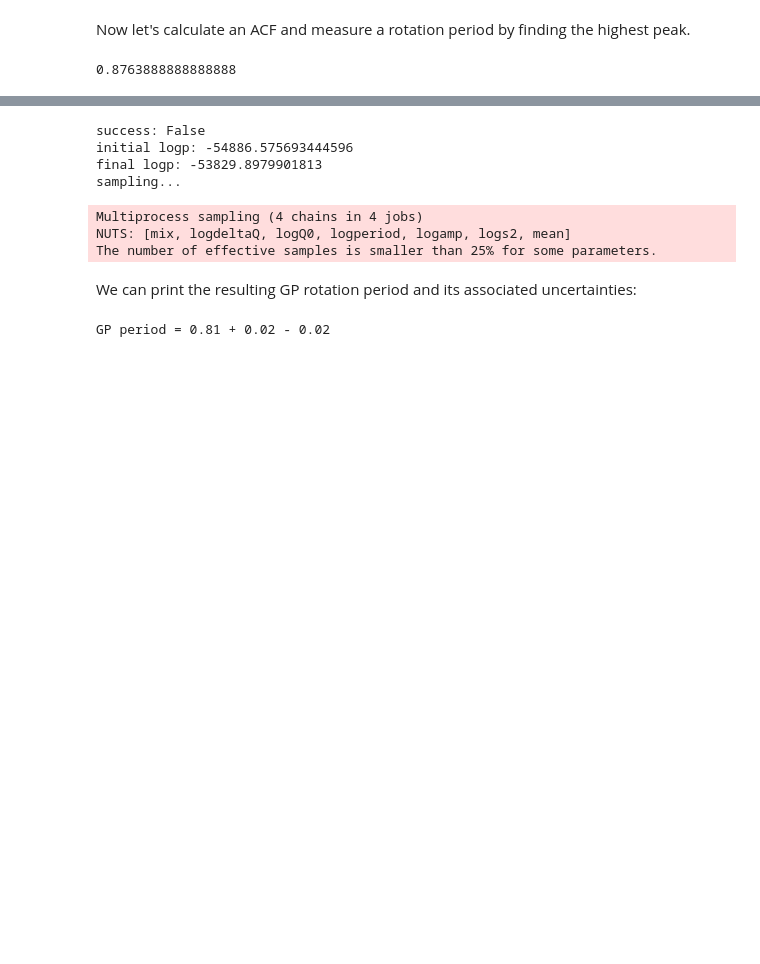
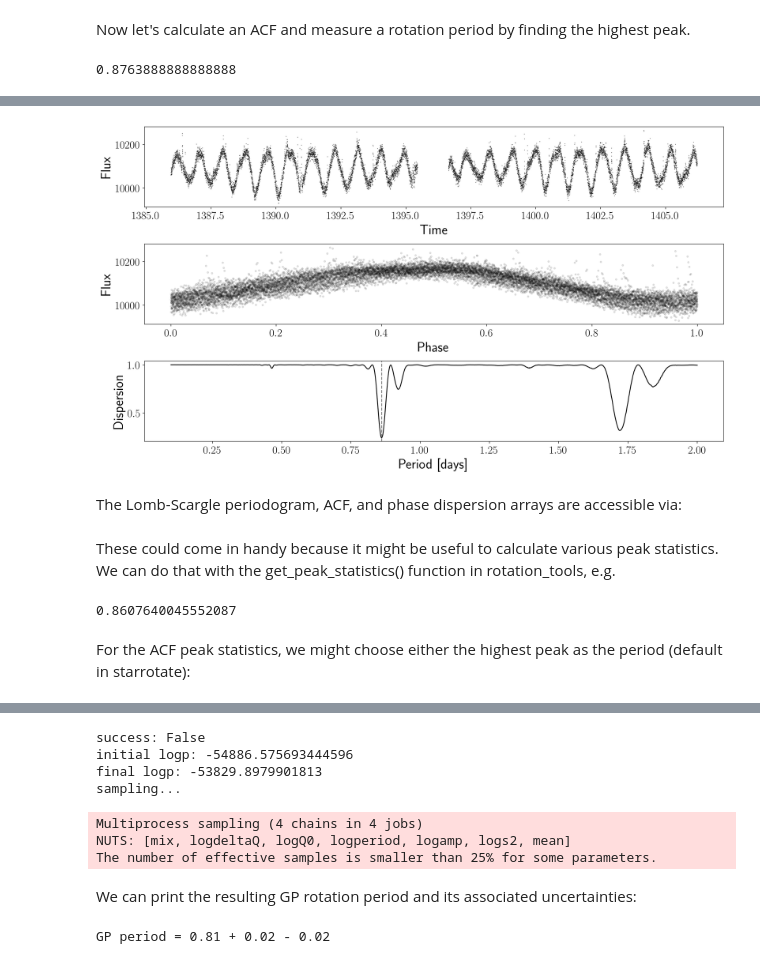
Before and after one commit to RuthAngus/starrotate, a Jupyter notebook: docs/source/_static/notebooks/Tutorial.ipynb, the cells around one changed output, grey strips where cells are left out. Saved outputs shown, nothing was run; the diff lists cells and outputs as text; code cells hidden in the pictures; blank space fills up the shorter version.

Commit message:
adding PDM and peak statistics

```diff
--- a/docs/source/_static/notebooks/Tutorial.ipynb
+++ b/docs/source/_static/notebooks/Tutorial.ipynb
@@ -61,0 +73,6 @@ Finally, let's measure a rotation period with the exoplanet implementation of a
+# %%
+rotate.PDM_plot()
+# %% [output]
+[figure, added]
+# %% [markdown]
+The Lomb-Scargle periodogram, ACF, and phase dispersion arrays are accessible via:
@@ -61,0 +91,12 @@ Finally, let's measure a rotation period with the exoplanet implementation of a
+# %% [markdown]
+These could come in handy because it might be useful to calculate various peak statistics. We can do that with the get_peak_statistics() function in rotation_tools, e.g.
+# %%
+import starrotate.rotation_tools as rt
+
+# Get peak positions and heights, in order of highest to lowest peak.
+peak_positions, peak_heights = rt.get_peak_statistics(1./rotate.freq, rotate.power)
+print(peak_positions[0]) # This is the period of the highest peak (which is the default LS period)
+# %% [output]
+0.8607640045552087
+# %% [markdown]
+For the ACF peak statistics, we might choose either the highest peak as the period (default in starrotate):
```
Also changed, not shown: parts of 15 cells of this notebook.
